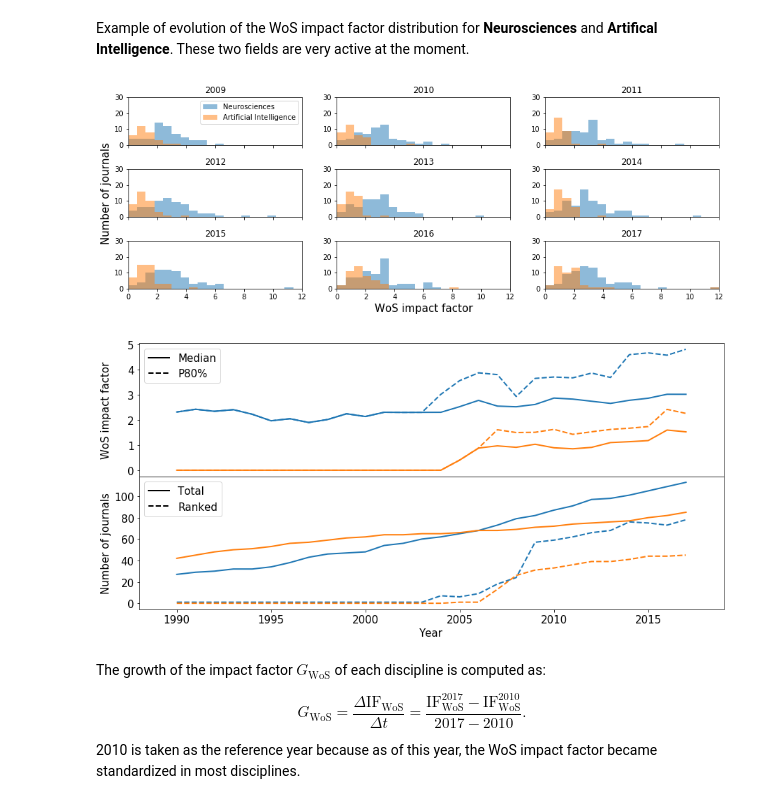
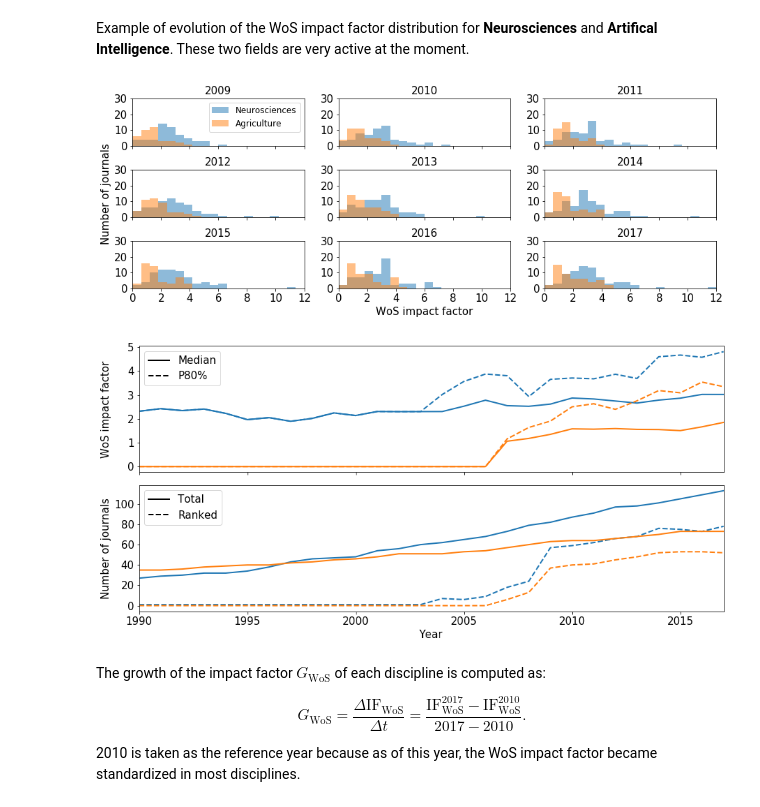
Before and after one commit to sbustamante/scigraph_project, a Jupyter notebook: Exploration.ipynb, the cells around one changed output. Cells and saved outputs as stored; diff of their text form; code cells hidden in the pictures.

```diff
--- a/Exploration.ipynb
+++ b/Exploration.ipynb
@@ -259,7 +258,7 @@ disciplines[['categoryname',
 Example of evolution of the WoS impact factor distribution for **Neurosciences** and **Artifical Intelligence**. These two fields are very active at the moment.
 # %%
 categoryname1 = 'Neurosciences'
-categoryname2 = 'Artificial Intelligence'
+categoryname2 = 'Agriculture'#'Artificial Intelligence'
 max_journ = 30
 max_if = 12
 bins = 20
@@ -277,12 +276,14 @@ for i_y, year in enumerate(np.arange(2009,2018)):
     distro = IF_WoS_props( categoryname2, year=year, complete_dist=True)
     plt.hist( distro, range=(0,max_if), bins=bins, label=categoryname2, alpha=0.5)
 
-    plt.title(year)
+    plt.title(year,fontsize=15)
     plt.xlim(0,max_if)
     plt.ylim(0,max_journ)
+    plt.xticks(fontsize=15)
+    plt.yticks(fontsize=15)
 
     if i_y==0:
-        plt.legend( loc='upper right' )
+        plt.legend( loc='upper right',fontsize=12 )
     if i_y<6:
         plt.xticks( np.arange(0,max_if+2,2), '' )
     if i_y==3:
@@ -291,9 +292,10 @@ for i_y, year in enumerate(np.arange(2009,2018)):
         plt.xlabel( "WoS impact factor", fontsize=15 )
 
 
+plt.savefig('./figures/IF_Evolution_Distro.pdf')
 
 fig = plt.figure( figsize=(15,7) )
-plt.subplots_adjust( hspace=0 )
+plt.subplots_adjust( hspace=0.1 )
 plt.subplot( 2,1,1 )
 
 #category 1
@@ -310,39 +312,40 @@ plt.plot( years_disc, p80, lw=2, color='#ff7f0e', ls='--' )
 plt.plot( [0,], [0,], lw=2, label='Median', color='black', ls='-' )
 plt.plot( [0,], [0,], lw=2, label='P80%', color='black', ls='--' )
 plt.xticks( np.arange(1990,2016,5), '' )
-plt.xlim( (1988, 2019) )
+plt.xlim( (1990, 2017) )
 plt.ylabel( "WoS impact factor", fontsize=15 )
 plt.yticks( fontsize=15 )
 plt.legend( loc='upper left', fontsize=15 )
 
 
 
 plt.subplot( 2,1,2 )
 #category 1
 njournals = np.array(disciplines[journals_disc])[index_disc[categoryname1]]
 nrjournals = np.array(disciplines[ranked_journals_disc])[index_disc[categoryname1]]
 plt.plot( years_disc, njournals, lw=2, color='#1f77b4', ls='-' )
 plt.plot( years_disc, nrjournals, lw=2, color='#1f77b4', ls='--' )
 #category 2
 njournals = np.array(disciplines[journals_disc])[index_disc[categoryname2]]
 nrjournals = np.array(disciplines[ranked_journals_disc])[index_disc[categoryname2]]
 plt.plot( years_disc, njournals, lw=2, color='#ff7f0e', ls='-' )
 plt.plot( years_disc, nrjournals, lw=2, color='#ff7f0e', ls='--' )
 
 plt.plot( [0,], [0,], lw=2, label='Total', color='black', ls='-' )
 plt.plot( [0,], [0,], lw=2, label='Ranked', color='black', ls='--' )
 plt.xlabel( "Year", fontsize=15 )
-plt.xlim( (1988, 2019) )
+plt.xlim( (1990, 2017) )
 plt.xticks( fontsize=15 )
 plt.ylabel( "Number of journals", fontsize=15 )
 plt.yticks( fontsize=15 )
 fig.align_ylabels()
 plt.legend( loc='upper left', fontsize=15 )
 
+#plt.savefig('./figures/IF_Evolution.pdf')
 plt.show()
 # %% [output]
-[figure, old version]
+[figure, new version]
-[figure, old version]
+[figure, new version]
 # %% [markdown]
 The growth of the impact factor $G_{\mathrm{WoS}}$ of each discipline is computed as:
 
```
Also changed, not shown: parts of 55 cells of this notebook, 10 other files.
